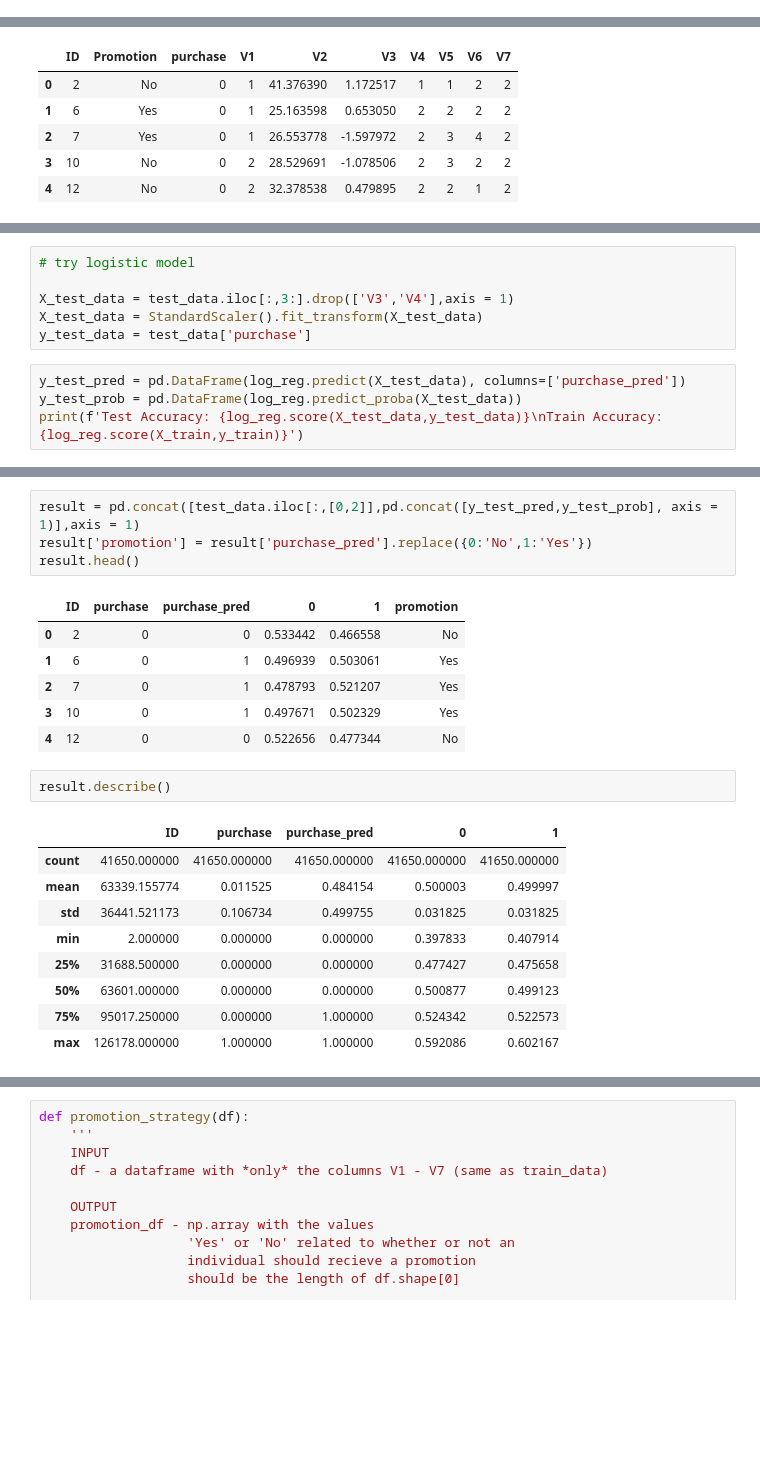
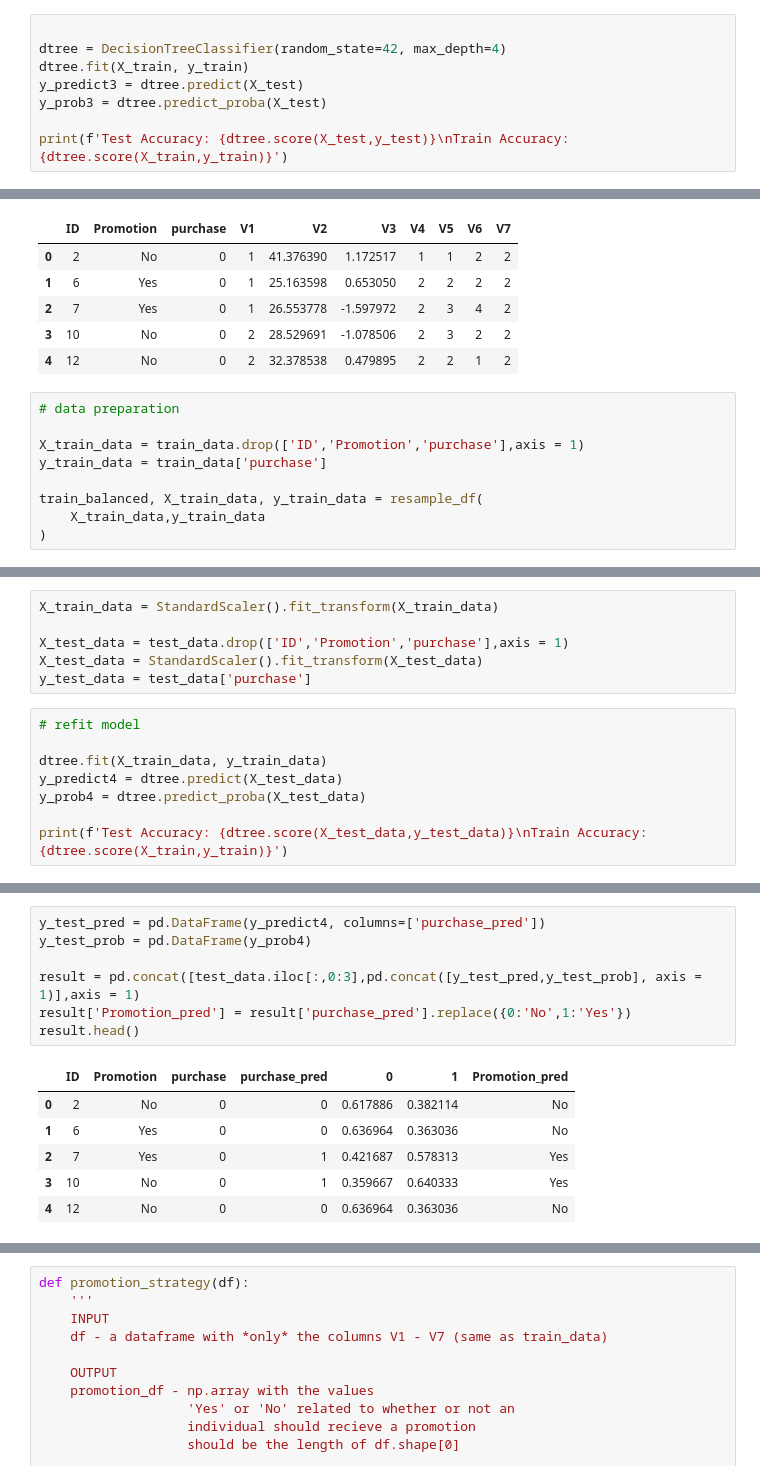
Before and after one commit to yutongwanyan98/Starbucks_experiment, a Jupyter notebook: Starbucks.ipynb, the cells around one changed output, grey strips where cells are left out. Cells and saved outputs as stored; diff of their text form; blank space fills up the shorter version.

```diff
--- a/Starbucks.ipynb
+++ b/Starbucks.ipynb
@@ -396,0 +390,8 @@ sns.heatmap(matrix/np.sum(matrix), annot=True, fmt='.2%',cmap='Blues')
+# %%
+
+dtree = DecisionTreeClassifier(random_state=42, max_depth=4)
+dtree.fit(X_train, y_train)
+y_predict3 = dtree.predict(X_test)
+y_prob3 = dtree.predict_proba(X_test)
+
+print(f'Test Accuracy: {dtree.score(X_test,y_test)}\nTrain Accuracy: {dtree.score(X_train,y_train)}')
@@ -406,3 +431,12 @@ test_data.head()
 | 2 | 7 | Yes | 0 | 1 | 26.553778 | -1.597972 | 2 | 3 | 4 | 2 |
 | 3 | 10 | No | 0 | 2 | 28.529691 | -1.078506 | 2 | 3 | 2 | 2 |
 | 4 | 12 | No | 0 | 2 | 32.378538 | 0.479895 | 2 | 2 | 1 | 2 |
+# %%
+# data preparation
+
+X_train_data = train_data.drop(['ID','Promotion','purchase'],axis = 1)
+y_train_data = train_data['purchase']
+
+train_balanced, X_train_data, y_train_data = resample_df(
+    X_train_data,y_train_data
+)
@@ -409,11 +449,15 @@ test_data.head()
 # %%
-# try logistic model
+X_train_data = StandardScaler().fit_transform(X_train_data)
 
-X_test_data = test_data.iloc[:,3:].drop(['V3','V4'],axis = 1)
+X_test_data = test_data.drop(['ID','Promotion','purchase'],axis = 1)
 X_test_data = StandardScaler().fit_transform(X_test_data)
 y_test_data = test_data['purchase']
 # %%
-y_test_pred = pd.DataFrame(log_reg.predict(X_test_data), columns=['purchase_pred'])
-y_test_prob = pd.DataFrame(log_reg.predict_proba(X_test_data))
-print(f'Test Accuracy: {log_reg.score(X_test_data,y_test_data)}\nTrain Accuracy: {log_reg.score(X_train,y_train)}')
+# refit model
+
+dtree.fit(X_train_data, y_train_data)
+y_predict4 = dtree.predict(X_test_data)
+y_prob4 = dtree.predict_proba(X_test_data)
+
+print(f'Test Accuracy: {dtree.score(X_test_data,y_test_data)}\nTrain Accuracy: {dtree.score(X_train,y_train)}')
 # %% [output]
@@ -422,26 +480,17 @@ Train Accuracy: 0.5344116741369281
 # %%
-result = pd.concat([test_data.iloc[:,[0,2]],pd.concat([y_test_pred,y_test_prob], axis = 1)],axis = 1)
-result['promotion'] = result['purchase_pred'].replace({0:'No',1:'Yes'})
+y_test_pred = pd.DataFrame(y_predict4, columns=['purchase_pred'])
+y_test_prob = pd.DataFrame(y_prob4)
+
+result = pd.concat([test_data.iloc[:,0:3],pd.concat([y_test_pred,y_test_prob], axis = 1)],axis = 1)
+result['Promotion_pred'] = result['purchase_pred'].replace({0:'No',1:'Yes'})
 result.head()
 # %% [output]
-|  | ID | purchase | purchase_pred | 0 | 1 | promotion |
-| 0 | 2 | 0 | 0 | 0.533442 | 0.466558 | No |
-| 1 | 6 | 0 | 1 | 0.496939 | 0.503061 | Yes |
-| 2 | 7 | 0 | 1 | 0.478793 | 0.521207 | Yes |
-| 3 | 10 | 0 | 1 | 0.497671 | 0.502329 | Yes |
-| 4 | 12 | 0 | 0 | 0.522656 | 0.477344 | No |
+|  | ID | Promotion | purchase | purchase_pred | 0 | 1 | Promotion_pred |
+| 0 | 2 | No | 0 | 0 | 0.617886 | 0.382114 | No |
+| 1 | 6 | Yes | 0 | 0 | 0.636964 | 0.363036 | No |
+| 2 | 7 | Yes | 0 | 1 | 0.421687 | 0.578313 | Yes |
+| 3 | 10 | No | 0 | 1 | 0.359667 | 0.640333 | Yes |
+| 4 | 12 | No | 0 | 0 | 0.636964 | 0.363036 | No |
-# %%
-result.describe()
-# %% [output]
-|  | ID | purchase | purchase_pred | 0 | 1 |
-| count | 41650.000000 | 41650.000000 | 41650.000000 | 41650.000000 | 41650.000000 |
-| mean | 63339.155774 | 0.011525 | 0.484154 | 0.500003 | 0.499997 |
-| std | 36441.521173 | 0.106734 | 0.499755 | 0.031825 | 0.031825 |
-| min | 2.000000 | 0.000000 | 0.000000 | 0.397833 | 0.407914 |
-| 25% | 31688.500000 | 0.000000 | 0.000000 | 0.477427 | 0.475658 |
-| 50% | 63601.000000 | 0.000000 | 0.000000 | 0.500877 | 0.499123 |
-| 75% | 95017.250000 | 0.000000 | 1.000000 | 0.524342 | 0.522573 |
-| max | 126178.000000 | 1.000000 | 1.000000 | 0.592086 | 0.602167 |
 # %%
 # IRR
 
```
Also changed, not shown: parts of 34 cells of this notebook.
